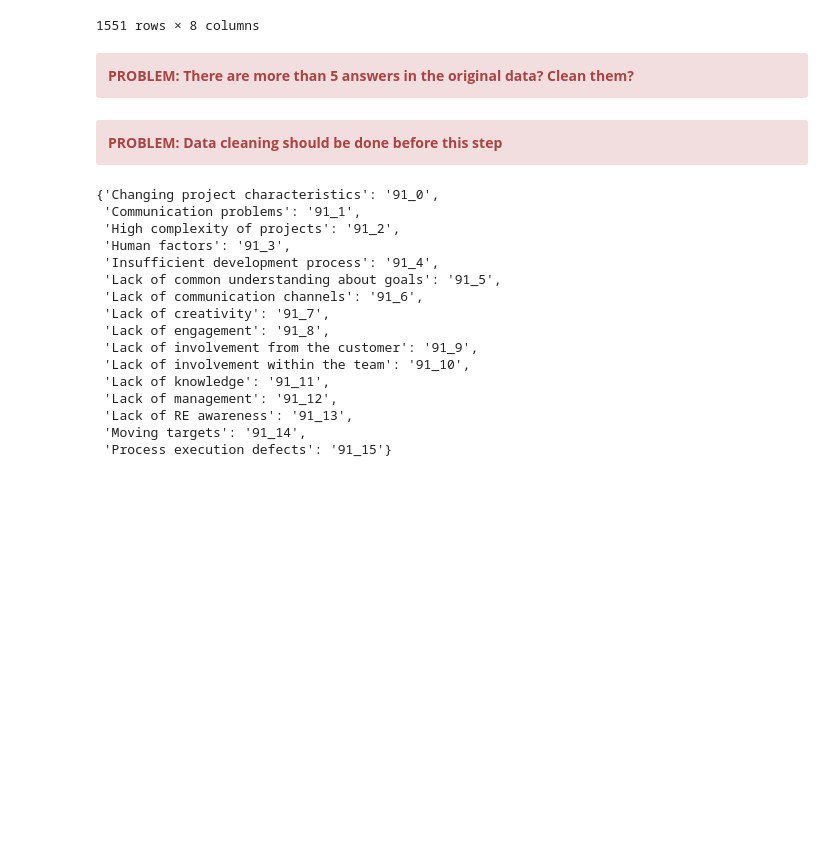
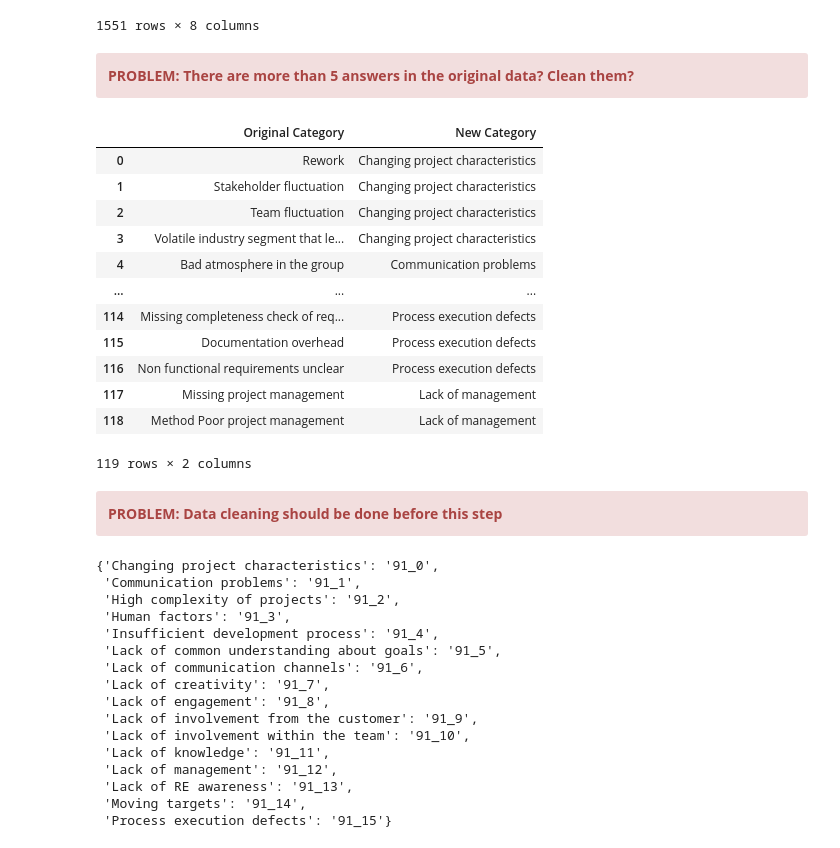
Before and after one commit to NaPiRE/QuickCheckRE, a Jupyter notebook: Data Transformation/DataTransformation.ipynb, the cells around one changed output. Saved outputs shown, nothing was run; the diff lists cells and outputs as text; code cells hidden in the pictures; blank space fills up the shorter version.

```diff
--- a/Data Transformation/DataTransformation.ipynb
+++ b/Data Transformation/DataTransformation.ipynb
@@ -1202,15 +1192,31 @@ causeDF
 # %%
 causeDF = pd.read_csv(r'.\data\Causes_categories.csv', encoding='latin1', delimiter=';')
 causeDF = causeDF.rename(columns={'ï»¿Original Category':'Original Category'})
 causeDict = causeDF.set_index('Original Category').T.to_dict('list')
 # # get length of answer possibilites
 lenOfCauses = len(causeDF['New Category'].unique())
 
 causeResultDF = pd.DataFrame()
 for i in np.arange(lenOfCauses):
     if i == 0:
         causeResultDF['lfdn'] = np.nan
     causeResultDF['91_'+str(i)] = 'FALSE'
+
+causeDF
+# %% [output]
+|  | Original Category | New Category |
+| 0 | Rework | Changing project characteristics |
+| 1 | Stakeholder fluctuation | Changing project characteristics |
+| 2 | Team fluctuation | Changing project characteristics |
+| 3 | Volatile industry segment that le... | Changing project characteristics |
+| 4 | Bad atmosphere in the group | Communication problems |
+| ... | ... | ... |
+| 114 | Missing completeness check of req... | Process execution defects |
+| 115 | Documentation overhead | Process execution defects |
+| 116 | Non functional requirements unclear | Process execution defects |
+| 117 | Missing project management | Lack of management |
+| 118 | Method Poor project management | Lack of management |
+119 rows × 2 columns
 # %% [markdown]
 <div class="alert alert-danger" role="alert">
     <div class="row vertical-align">
```
Also changed, not shown: parts of 3 cells of this notebook, 5 other files.
